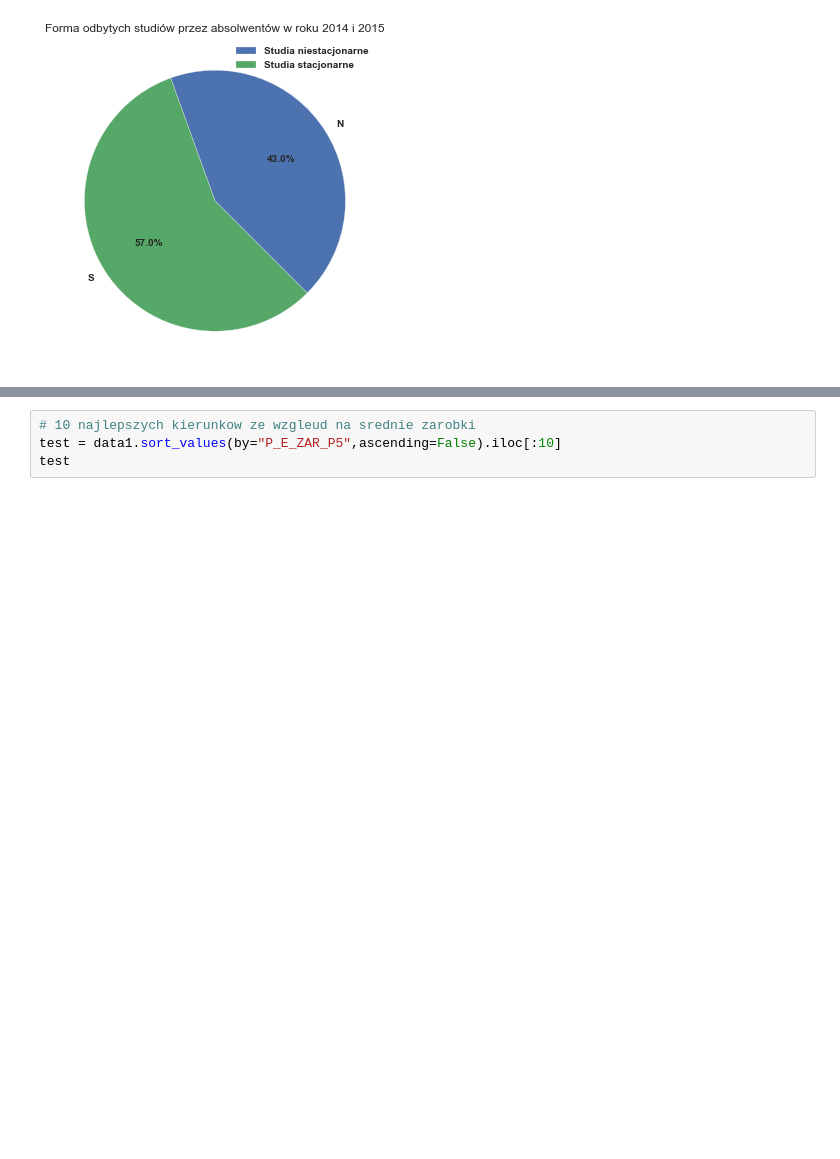
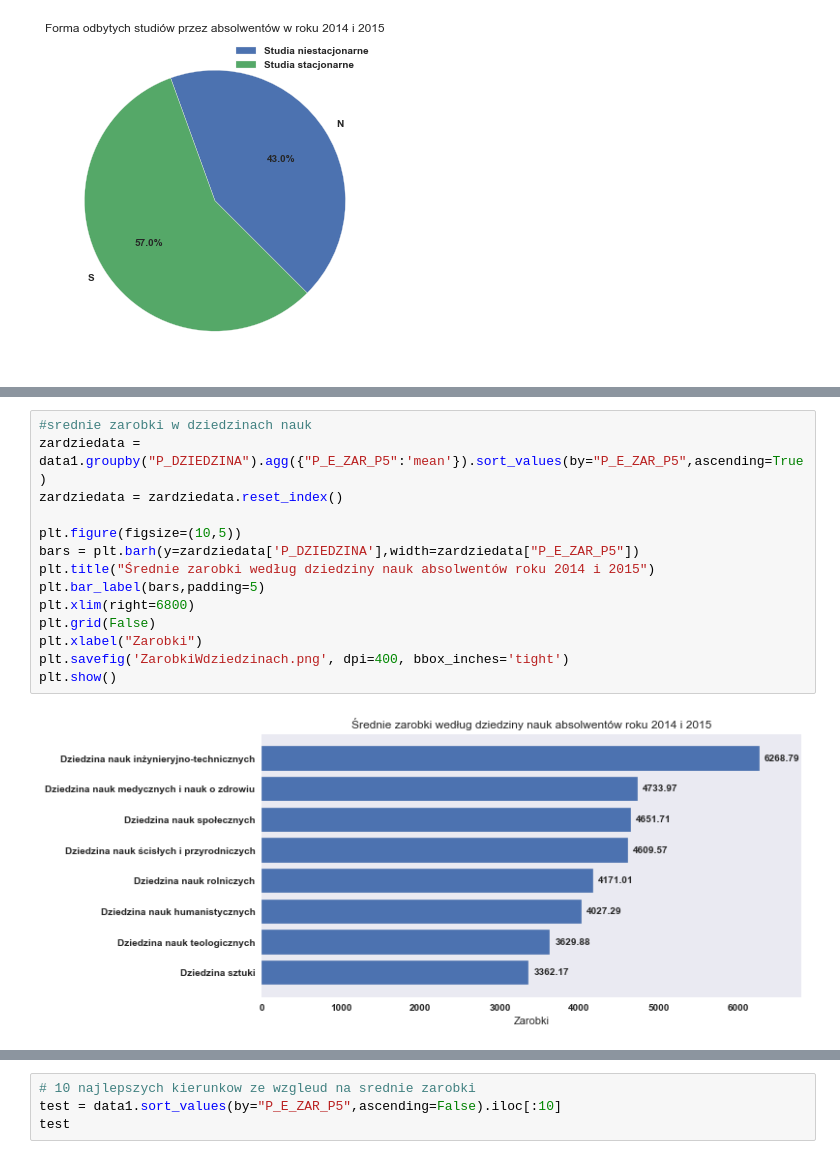
Before and after one commit to CptQuak/CasestudyGraduateEarnings, a Jupyter notebook: zadanie1.ipynb, the cells around one changed output, grey strips where cells are left out. Cells and saved outputs as stored; diff of their text form; blank space fills up the shorter version.

```diff
--- a/zadanie1.ipynb
+++ b/zadanie1.ipynb
@@ -121,3 +137,19 @@ plt.show()
+# %%
+#srednie zarobki w dziedzinach nauk
+zardziedata = data1.groupby("P_DZIEDZINA").agg({"P_E_ZAR_P5":'mean'}).sort_values(by="P_E_ZAR_P5",ascending=True)
+zardziedata = zardziedata.reset_index()
+
+plt.figure(figsize=(10,5))
+bars = plt.barh(y=zardziedata['P_DZIEDZINA'],width=zardziedata["P_E_ZAR_P5"])
+plt.title("Średnie zarobki według dziedziny nauk absolwentów roku 2014 i 2015")
+plt.bar_label(bars,padding=5)
+plt.xlim(right=6800)
+plt.grid(False)
+plt.xlabel("Zarobki")
+plt.savefig('ZarobkiWdziedzinach.png', dpi=400, bbox_inches='tight')
+plt.show()
+# %% [output]
+[figure, added]
 # %%
 ##
 """
```
Also changed, not shown: parts of 4 cells of this notebook, 3 other files.
